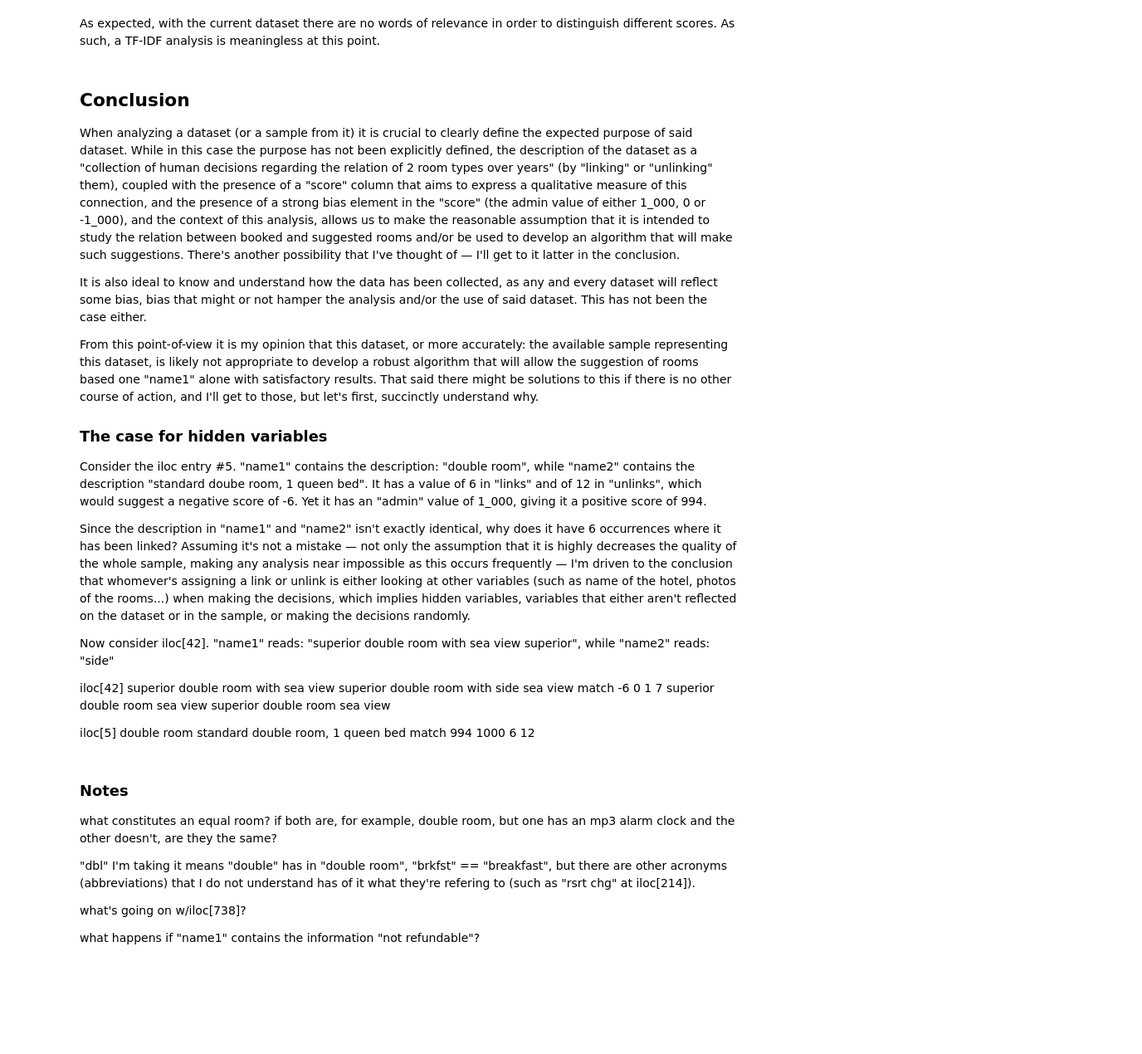
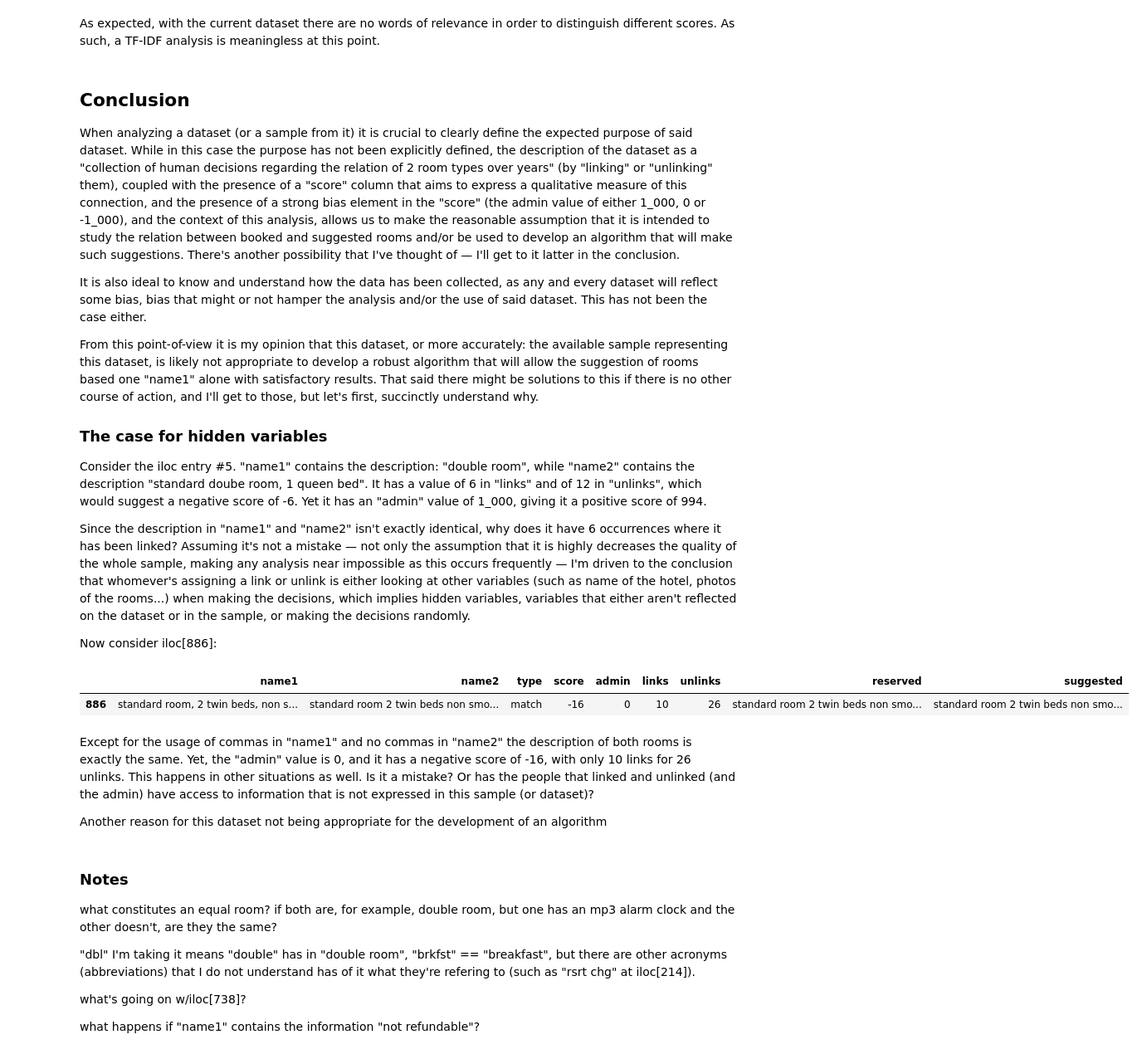
Before and after one commit to duarteharris/pruvo, a Jupyter notebook: eda.ipynb, the cells around one changed output. Shown at 83% size. Saved outputs shown, nothing was run; the diff lists cells and outputs as text; code cells hidden in the pictures; blank space fills up the shorter version.

```diff
--- a/eda.ipynb
+++ b/eda.ipynb
@@ -1571,11 +1573,17 @@ Consider the iloc entry #5. "name1" contains the description: "double room", whi
 
 Since the description in "name1" and "name2" isn't exactly identical, why does it have 6 occurrences where it has been linked? Assuming it's not a mistake — not only the assumption that it is highly decreases the quality of the whole sample, making any analysis near impossible as this occurs frequently — I'm driven to the conclusion that whomever's assigning a link or unlink is either looking at other variables (such as name of the hotel, photos of the rooms...) when making the decisions, which implies hidden variables, variables that either aren't reflected on the dataset or in the sample, or making the decisions randomly.
 
-Now consider iloc[42]. "name1" reads: "superior double room with sea view	superior", while "name2" reads: "side"
-
-iloc[42] superior double room with sea view	superior double room with side sea view	match	-6	0	1	7	superior double room sea view	superior double room sea view
-
-iloc[5] double room	standard double room, 1 queen bed	match	994	1000	6	12
+Now consider iloc[886]:
+# %%
+# showing iloc[886]
+rooms_df.iloc[886:887]
+# %% [output]
+|  | name1 | name2 | type | score | admin | links | unlinks | reserved | suggested |
+| 886 | standard room, 2 twin beds, non s... | standard room 2 twin beds non smo... | match | -16 | 0 | 10 | 26 | standard room 2 twin beds non smo... | standard room 2 twin beds non smo... |
+# %% [markdown]
+Except for the usage of commas in "name1" and no commas in "name2" the description of both rooms is exactly the same. Yet, the "admin" value is 0, and it has a negative score of -16, with only 10 links for 26 unlinks. This happens in other situations as well. Is it a mistake? Or has the people that linked and unlinked (and the admin) have access to information that is not expressed in this sample (or dataset)?
+
+Another reason for this dataset not being appropriate for the development of an algorithm
 # %% [markdown]
 ### Notes
 what constitutes an equal room? if both are, for example, double room, but one has an mp3 alarm clock and the other doesn't, are they the same?
```
Also changed, not shown: parts of 1 cell of this notebook.
